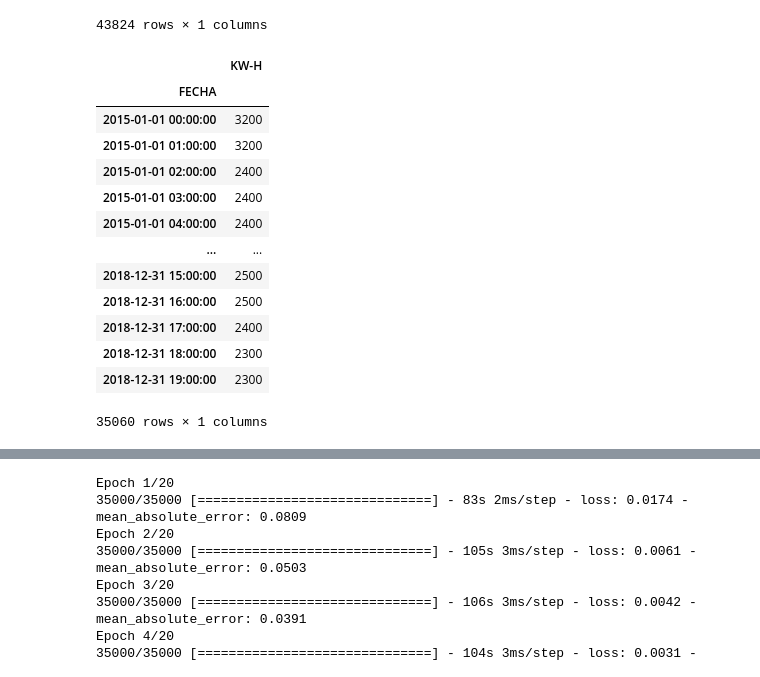
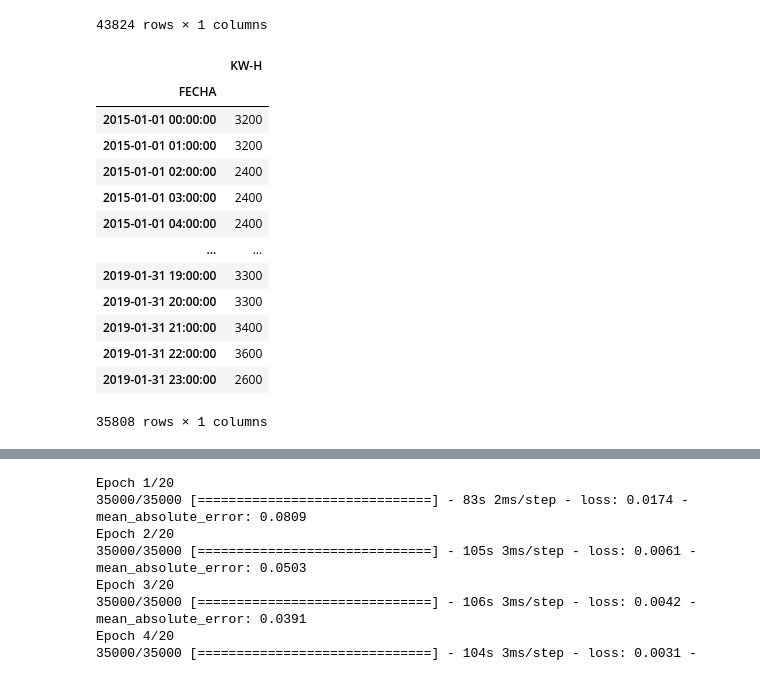
Before and after one commit to javieresk8/PowerDemandPrediction, a Jupyter notebook: NN_Models.ipynb, the cells around one changed output, grey strips where cells are left out. Saved outputs shown, nothing was run; the diff lists cells and outputs as text; code cells hidden in the pictures.

```diff
--- a/NN_Models.ipynb
+++ b/NN_Models.ipynb
@@ -125,26 +110,26 @@ data_final
 # %%
 #Dividir los datos de entrenamiento y de test
 # No se puede utilizar train test split, debemos dividir en el ultimo segmento
-#Tomamos los datos para validacion el 20%, pero del final de los datos (casi lo del año 2019)
-size = int(0.2*data_final.shape[0])
+#Tomamos los datos para validacion el 18%, pero del final de los datos (todo 2019 menos enero)
+size = int(0.18292*data_final.shape[0])
 data_test = data_final[-size:]
 data_train = data_final[:-size]
 data_train
 # %% [output]
 |  | KW-H |
 | FECHA |  |
 | 2015-01-01 00:00:00 | 3200 |
 | 2015-01-01 01:00:00 | 3200 |
 | 2015-01-01 02:00:00 | 2400 |
 | 2015-01-01 03:00:00 | 2400 |
 | 2015-01-01 04:00:00 | 2400 |
 | ... | ... |
-| 2018-12-31 15:00:00 | 2500 |
-| 2018-12-31 16:00:00 | 2500 |
-| 2018-12-31 17:00:00 | 2400 |
-| 2018-12-31 18:00:00 | 2300 |
-| 2018-12-31 19:00:00 | 2300 |
+| 2019-01-31 19:00:00 | 3300 |
+| 2019-01-31 20:00:00 | 3300 |
+| 2019-01-31 21:00:00 | 3400 |
+| 2019-01-31 22:00:00 | 3600 |
+| 2019-01-31 23:00:00 | 2600 |
-35060 rows × 1 columns
+35808 rows × 1 columns
 # %%
 #Transformacion de datos a numerica
 
```
Also changed, not shown: parts of 24 cells of this notebook, 8 other files.
